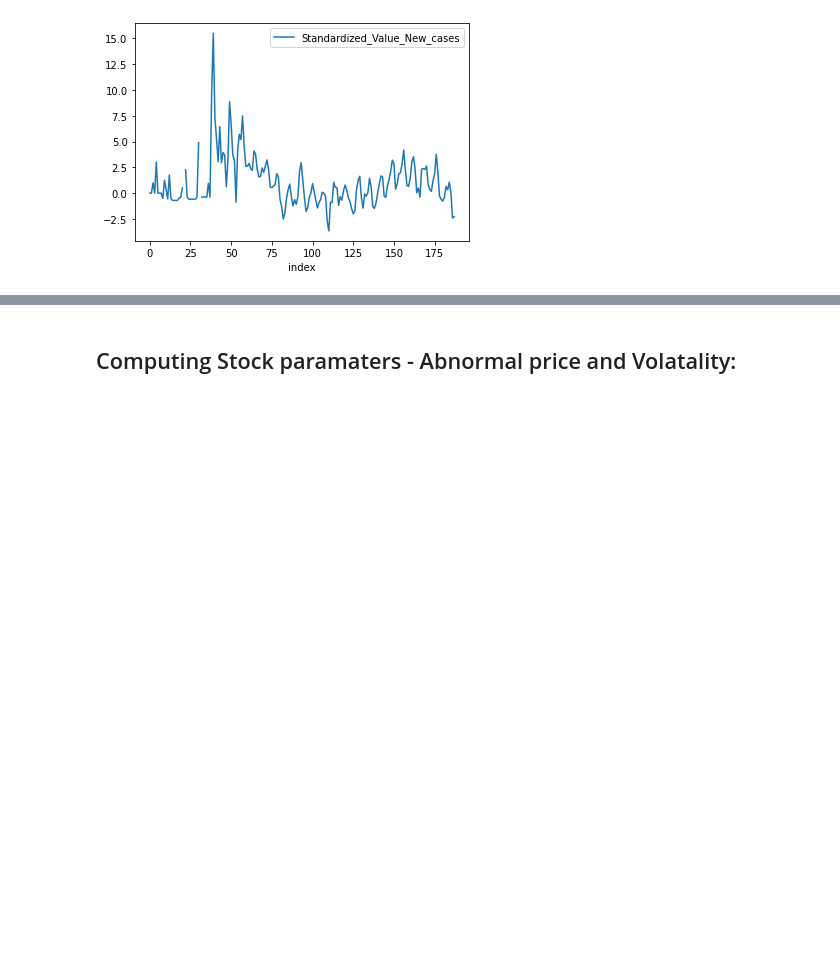
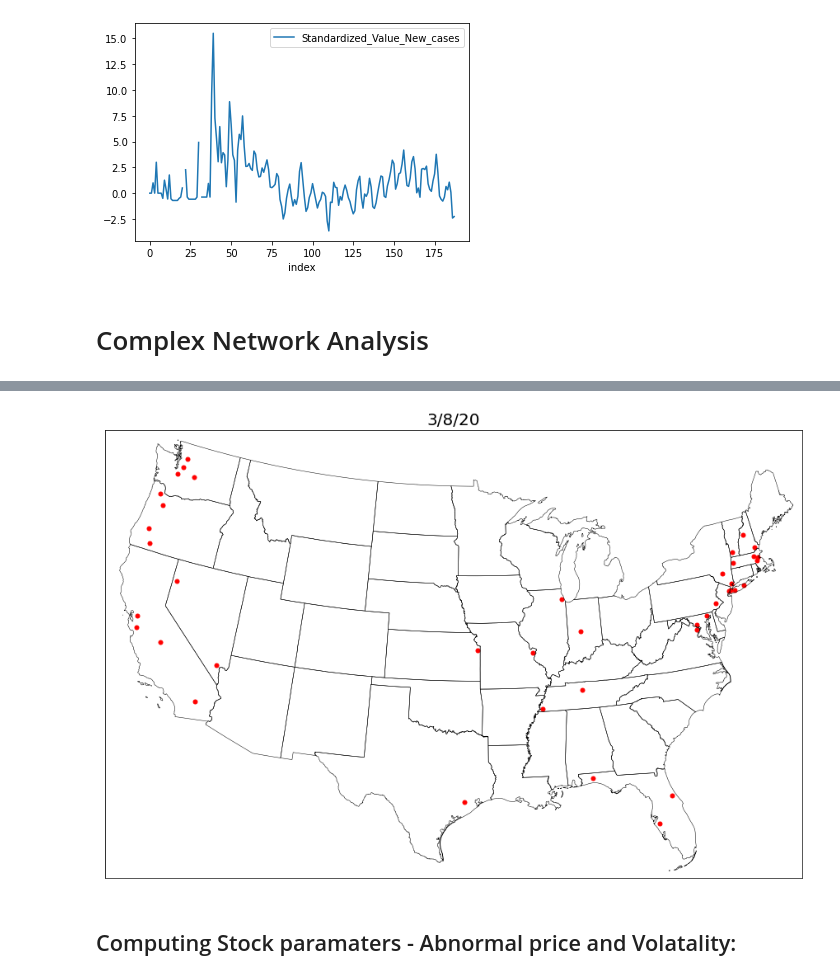
Before and after one commit to gandhimonil9823/Covid_Stock_Analysis, a Jupyter notebook: Covid_Stock.ipynb, the cells around one changed output, grey strips where cells are left out. Saved outputs shown, nothing was run; the diff lists cells and outputs as text; code cells hidden in the pictures; blank space fills up the shorter version.

Commit message:
Updated Complex Network

```diff
--- a/Covid_Stock.ipynb
+++ b/Covid_Stock.ipynb
@@ -30,6 +42,8 @@ df = pd.read_csv("/content/drive/Shared drives/Stock_Covid_Data/stock_data/S&P50
 df_SP500 = df[["Date", "Adj Close", "Volume"]]
 
 df_covid_clean_complete = pd.read_csv("/content/drive/Shared drives/Stock_Covid_Data/COVID_19/covid_19_clean_complete.csv")
+
+df_centroid = pd.read_csv("/content/drive/Shared drives/Stock_Covid_Data/COVID_19/pre_processed_centroid.csv")
 # %%
 # Rename columns in each index in order to merge the indices
 df_NASDAQ = df_NASDAQ.rename(columns={'Adj Close': 'Adj_Close_NASDAQ', 'Volume': 'Volume_NASDAQ'})
@@ -151,3 +165,5 @@ df_standarized_New_cases.reset_index().plot(x='index', y='Standardized_Value_New
 [figure]
 [figure]
 [figure]
+# %% [markdown]
+# Complex Network Analysis
@@ -153,0 +218,42 @@ df_standarized_New_cases.reset_index().plot(x='index', y='Standardized_Value_New
+# %%
+df_centroid = df_centroid[df_centroid.New_cases != 0]
+
+df_centroid = df_centroid.reset_index(drop=True)
+
+groupby_daily = df_centroid.groupby(df_centroid["Date"])
+
+i = 0
+g = None
+for name, group in groupby_daily:
+# 2174
+    if len(group) == 41:
+        fig = plt.figure(figsize=(16, 10))
+        m_ = Basemap(llcrnrlon=-119,llcrnrlat=22,urcrnrlon=-64,urcrnrlat=49,
+        projection='lcc',lat_1=33,lat_2=45,lon_0=-95)
+        m_.readshapefile('/content/drive/Shared drives/Stock_Covid_Data/COVID_19/st99_d00', name='states')
+        df_comb_counties_distance = combinations_distance_df(group)
+        G_t = pp.Network(directed=False)
+        for index_group, row_group in group.iterrows():
+            if row_group["New_cases"] >= 0:
+                G_t.add_node(str(row_group["Combined_Key"]))
+        m_.scatter(group["Long_"].tolist(), group["Lat"].tolist(), latlon=True, s=25, c="red", marker='o')
+        for index, row in df_comb_counties_distance.iterrows():
+            if row["Distance"] < 100:
+                tuple_county = row["Combinations"]
+                if str(tuple_county[0]) in G_t.nodes and str(tuple_county[1]) in G_t.nodes:
+                    G_t.add_edge(str(tuple_county[0]), str(tuple_county[1]))
+        plt.title(str(name), fontsize=20)
+
+        g = G_t
+#         print(name)
+
+
+#         pp.visualisation.plot(G_t)
+    # print(len(group))
+
+style = {'width': 1000,
+          'height': 1000
+        }
+pp.visualisation.export_html(g, 'my_temporal_network.html')
+pp.visualisation.plot(g,**style)
+# %% [output]
@@ -154,3 +261,4 @@ df_standarized_New_cases.reset_index().plot(x='index', y='Standardized_Value_New
+[figure, added]
 # %% [markdown]
 ## Computing Stock paramaters - Abnormal price and Volatality:
 # %%
```
Also changed, not shown: parts of 8 cells of this notebook.
